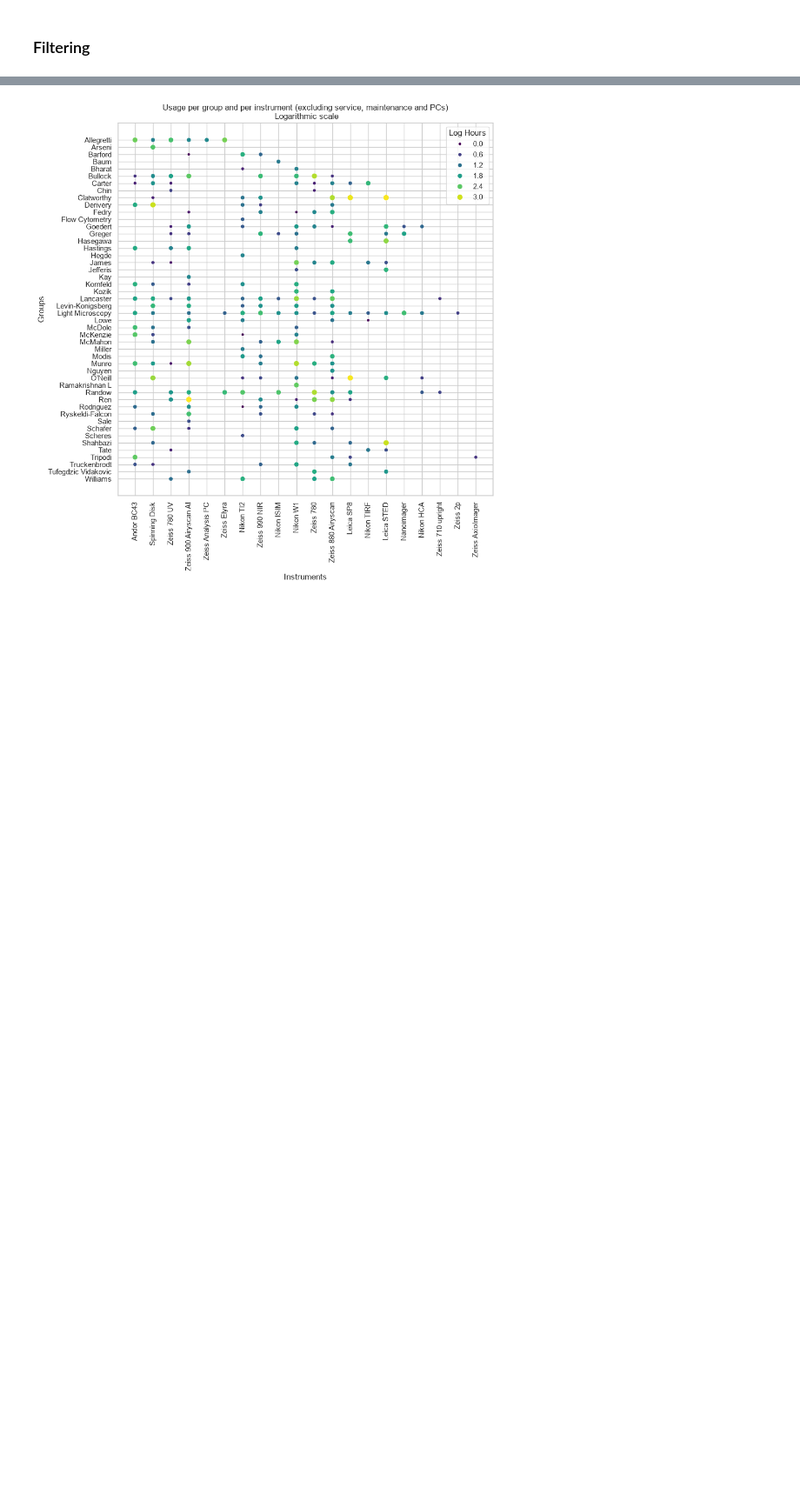
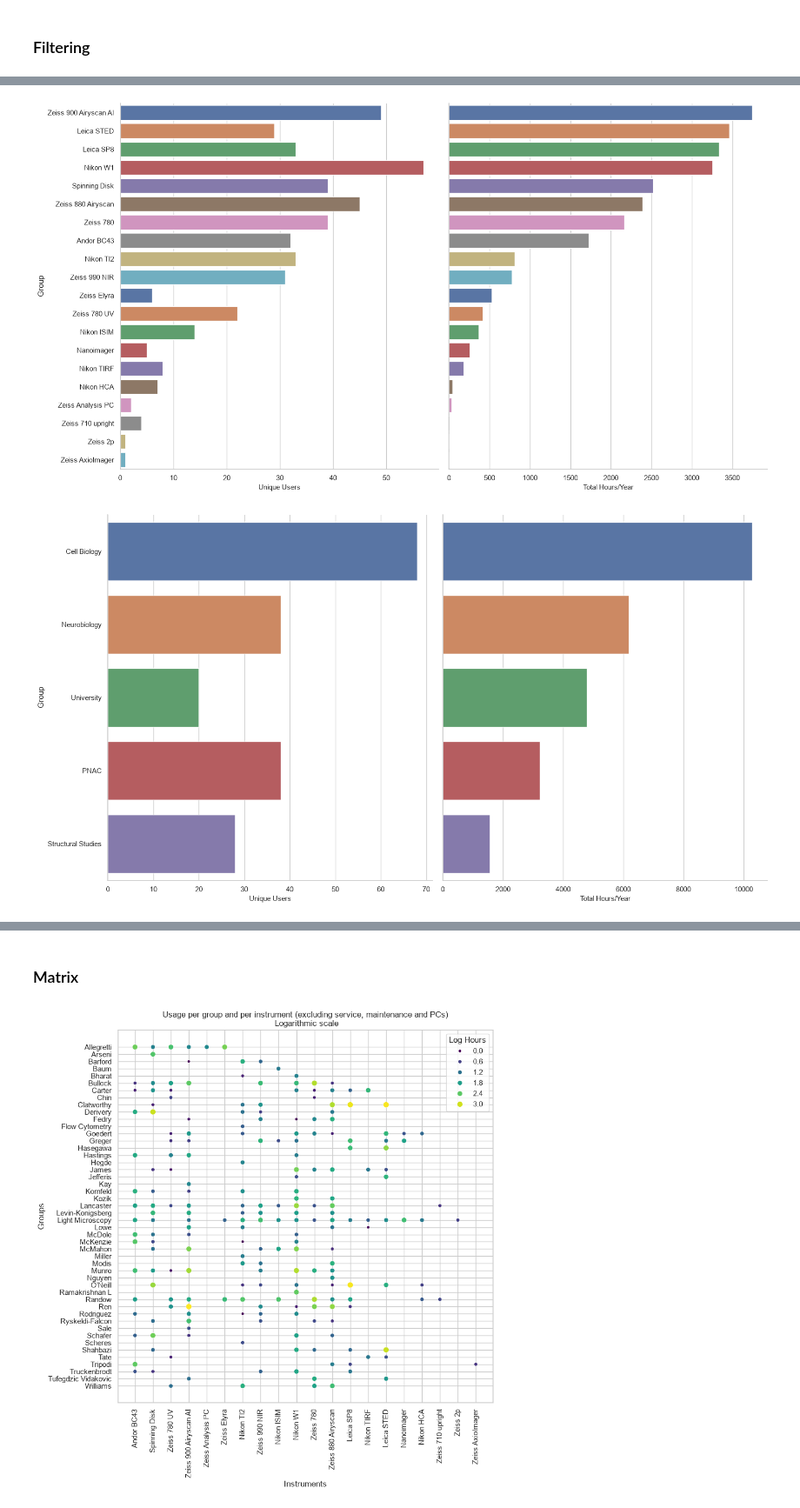
Before and after one commit to jboulanger/UsageStats, a Jupyter notebook: 20261028_Usage_Stats.ipynb, the cells around one changed output, grey strips where cells are left out. Shown at 87% size. Drawn from its saved outputs; the diff is of its cells as text; code cells hidden in the pictures; blank space fills up the shorter version.

```diff
--- a/20261028_Usage_Stats.ipynb
+++ b/20261028_Usage_Stats.ipynb
@@ -289 +191,6 @@ per_grps.pivot_table(
+# %%
+info_str = visual.get_title_str(bookings_flt, start_date, end_date)
+with open(export / "info.txt", "w") as f:
+    f.write("Filtered data")
+    f.write(info_str)
 # %% [markdown]
@@ -345,0 +198,57 @@ per_inst.pivot_table(
+# %%
+def plot_per_category(bookings, cat):
+    usr = (
+        bookings.groupby(cat)["user"]
+        .nunique()
+        .to_frame()
+        .rename(columns={"user": "Unique Users"})
+    )
+
+    hrs = (
+        bookings.groupby(cat)["hours"]
+        .sum()
+        .to_frame()
+        .sort_values("hours", ascending=False)
+        .rename(columns={"hours": "Total Hours"})
+    )
+
+    # Merge, sort by primary metric, and melt for Seaborn
+    per_cat = (
+        usr.merge(hrs, left_index=True, right_index=True)
+        .sort_values("Total Hours", ascending=False)
+        .reset_index()
+        .melt(id_vars=[cat], var_name="Metric", value_name="Value")
+    )
+
+    # 3. Enhanced catplot
+    g = sns.catplot(
+        data=per_cat,
+        kind="bar",
+        x="Value",
+        y=cat,
+        hue=cat,
+        palette="deep",
+        col="Metric",
+        height=10,
+        aspect=0.8,
+        sharex=False,
+    )
+
+    # 4. Polish titles and labels
+    g.set_titles(template="")
+    g.set_axis_labels("Usage Value", "Group")
+    g.figure.subplots_adjust(top=0.85)
+    x_labels = ["Unique Users", "Total Hours/Year"]
+    for ax, label in zip(g.axes.flat, x_labels):
+        ax.set_xlabel(label, fontsize=11)
+
+    return g.figure, per_cat.pivot_table(values="Value", index=cat, columns="Metric", margins=True)
+
+
+for category in ["instrument","division","group"]:
+    fig, res = plot_per_category(bookings_flt, category)
+    res.to_csv(export / f"per_{category}.csv")
+    fig.savefig(export / f"per_{category}.pdf", pad_inches=1.1, bbox_inches="tight")
+# %% [output]
+[figure, added]
+[figure, added]
@@ -346,3 +256,5 @@ per_inst.pivot_table(
+# %% [markdown]
+### Matrix
 # %%
 import math
 
```
Also changed, not shown: parts of 14 cells of this notebook.
